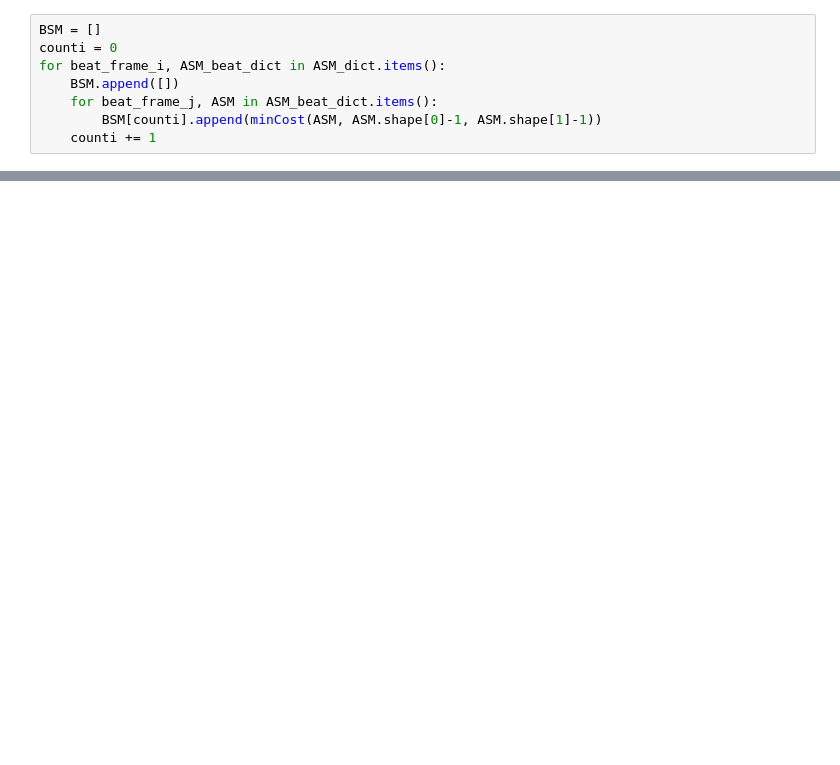
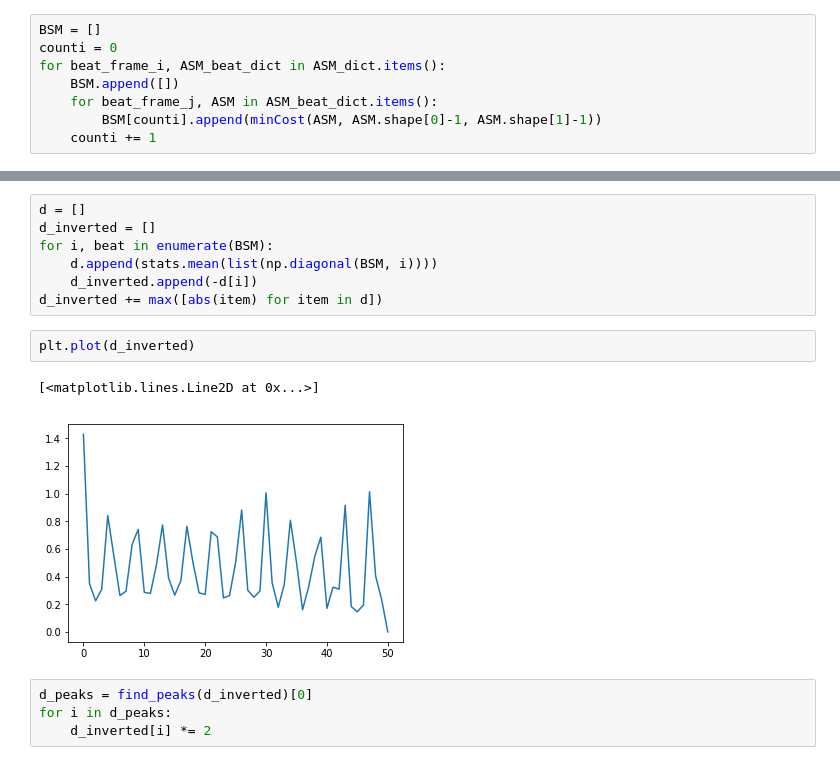
Before and after one commit to ljoglar/time_signature_estimations, a Jupyter notebook: Meter_Estimation.ipynb, the cells around one changed output, grey strips where cells are left out. Drawn from its saved outputs; the diff is of its cells as text; blank space fills up the shorter version.

```diff
--- a/Meter_Estimation.ipynb
+++ b/Meter_Estimation.ipynb
@@ -152,0 +158,16 @@ plt.savefig("f.pdf")
+# %%
+d = []
+d_inverted = []
+for i, beat in enumerate(BSM):
+    d.append(stats.mean(list(np.diagonal(BSM, i))))
+    d_inverted.append(-d[i])
+d_inverted += max([abs(item) for item in d])
+# %%
+plt.plot(d_inverted)
+# %% [output]
+[<matplotlib.lines.Line2D at 0x...>]
+[figure, added]
+# %%
+d_peaks = find_peaks(d_inverted)[0]
+for i in d_peaks:
+    d_inverted[i] *= 2
```
Also changed, not shown: parts of 12 cells of this notebook.
